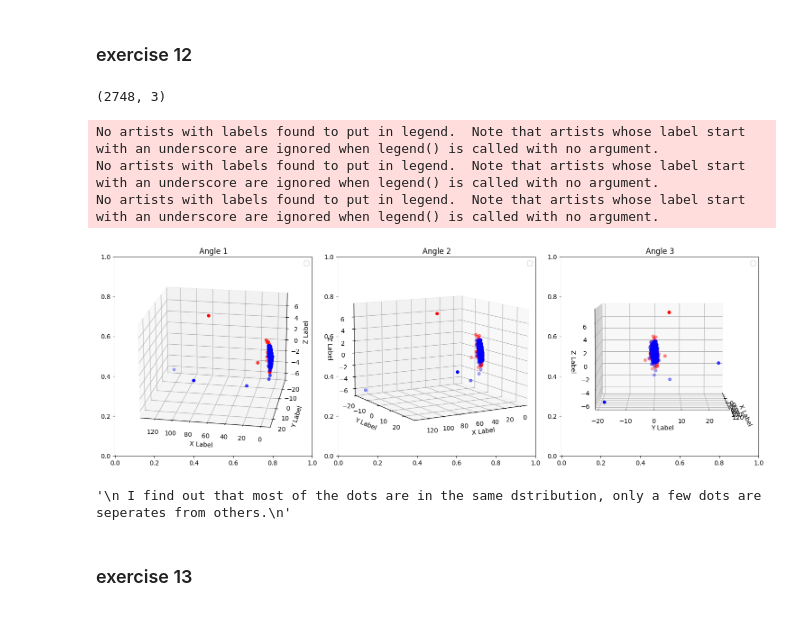
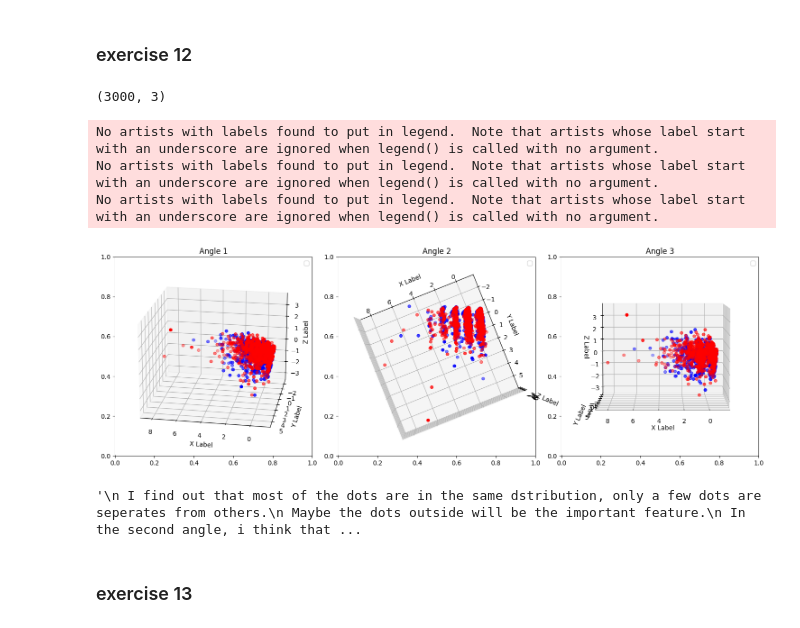
Before and after one commit to waylon620/DM2023-Lab1-Master, a Jupyter notebook: Homework/DM2023-Lab1-Homework.ipynb, the cells around one changed output. Saved outputs shown, nothing was run; the diff lists cells and outputs as text; code cells hidden in the pictures.

```diff
--- a/Homework/DM2023-Lab1-Homework.ipynb
+++ b/Homework/DM2023-Lab1-Homework.ipynb
@@ -48,30 +37,28 @@ df = pd.read_csv(StringIO(file_contents), sep='\t', header=None, names=["sentenc
 # %%
 import pandas as pd
 from io import StringIO
-pd.set_option('display.max_rows', 20)
-pd.set_option('display.max_columns', 20)
-# Initialize an empty DataFrame to store the combined data
+
+# pd.set_option('display.max_rows', 20)
+# pd.set_option('display.max_columns', 20)
+
 data = pd.DataFrame(columns=["sentence", "score"])
 
-# List of file paths to be combined
 file_paths = [
     './sentiment+labelled+sentences/sentiment labelled sentences/amazon_cells_labelled.txt',
     './sentiment+labelled+sentences/sentiment labelled sentences/imdb_labelled.txt',
     './sentiment+labelled+sentences/sentiment labelled sentences/yelp_labelled.txt'
 ]
 
-# Loop through the file paths and read and concatenate the data
 for file_path in file_paths:
     with open(file_path, 'r', encoding='utf-8') as file:
-        file_contents = file.read()
+        for line in file:
+            # Split each line using '\t' to separate "sentence" and "score"
+            parts = line.strip().split('\t')
+            if len(parts) == 2:
+                df = pd.DataFrame([parts], columns=["sentence", "score"])
+                data = pd.concat([data, df], ignore_index=True)
 
-    # Read the string as a DataFrame
-    df = pd.read_csv(StringIO(file_contents), sep='\t', header=None, names=["sentence", "score"])
-
-    # Concatenate the current DataFrame with the combined DataFrame
-    data = pd.concat([data, df], ignore_index=True)
-
-data[0:2]
+data
 # %% [output]
 |  | sentence | score |
 | 0 | So there is no way for me to plug... | 0 |
@@ -200,7 +197,7 @@ display(data_sample)
 df_sum_pos = 0
 df_sum_neg = 0
 for i in data['score']:
-    if i==1:
+    if i=='1':
         df_sum_pos+=1
     else:
         df_sum_neg+=1
@@ -209,7 +206,7 @@ print(df_sum_pos,df_sum_neg)
 dfsample_sum_pos = 0
 dfsample_sum_neg = 0
 for i in data_sample['score']:
-    if i==1:
+    if i=='1':
         dfsample_sum_pos+=1
     else:
         dfsample_sum_neg+=1
@@ -455,7 +451,7 @@ I go through all the docs to find if it has the term inside, so i can guarantee
 ### exercise 12
 # %%
 # Answer here
-categories = [0,1]
+categories = ['0','1']
 from sklearn.decomposition import PCA
 import matplotlib.pyplot as plt
 from mpl_toolkits.mplot3d import Axes3D  # Import the Axes3D module
@@ -463,48 +459,47 @@ col = [ 'blue', 'red']
 X_reduced = PCA(n_components = 3).fit_transform(data_counts.toarray())
 print(X_reduced.shape)
 # %% [output]
-(2748, 3)
+(3000, 3)
 # %%
 # Create a figure with three subplots in a single row
 fig, axs = plt.subplots(1, 3, figsize=(15, 5))
 
-# Set different camera angles for each subplot
-view_angles = [(20, 100), (10, 60), (5, 00)]  # (elev, azim) angles for each subplot
+
+view_angles = [(20, 100), (90, 70), (5, 90)]  # (elev, azim) angles for each subplot
 
 for i, ax in enumerate(axs):
     ax = fig.add_subplot(1, 3, i + 1, projection='3d')
     ax.set_title(f'Angle {i + 1}')
 
     for c, category in zip(col, categories):
         xs = X_reduced[data['score'] == category].T[0]
         ys = X_reduced[data['score'] == category].T[1]
         zs = X_reduced[data['score'] == category].T[2]
 
         ax.scatter(xs, ys, zs, c=c, marker='o')
 
-    # Set labels and legend
     ax.set_xlabel('X Label')
     ax.set_ylabel('Y Label')
     ax.set_zlabel('Z Label')
     ax.legend()
 
-    # Set the camera angle
     ax.view_init(elev=view_angles[i][0], azim=view_angles[i][1])
 
 # Adjust layout and display the figure
 plt.tight_layout()
 plt.show()
 
 '''
  I find out that most of the dots are in the same dstribution, only a few dots are seperates from others.
  Maybe the dots outside will be the important feature.
+ In the second angle, i think that there is a special distribution for both red and blue dots.there are abvious spaces between the dots.
 '''
 # %% [output]
 No artists with labels found to put in legend.  Note that artists whose label start with an underscore are ignored when legend() is called with no argument.
 No artists with labels found to put in legend.  Note that artists whose label start with an underscore are ignored when legend() is called with no argument.
 No artists with labels found to put in legend.  Note that artists whose label start with an underscore are ignored when legend() is called with no argument.
-[figure, old version]
+[figure, new version]
-'\n I find out that most of the dots are in the same dstribution, only a few dots are seperates from others.\n'
+'\n I find out that most of the dots are in the same dstribution, only a few dots are seperates from others.\n Maybe the dots outside will be the important feature.\n In the second angle, i think that ...
 # %% [markdown]
 ### exercise 13
 # %%
```
Also changed, not shown: parts of 29 cells of this notebook.
